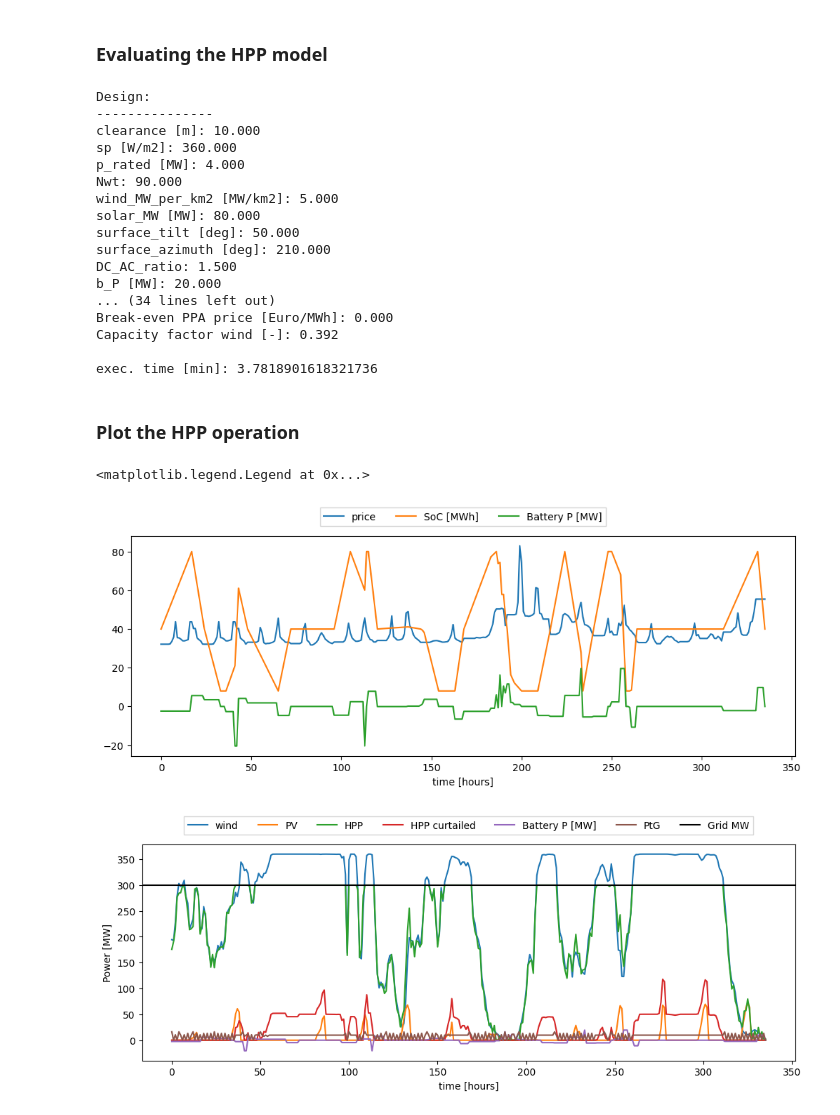
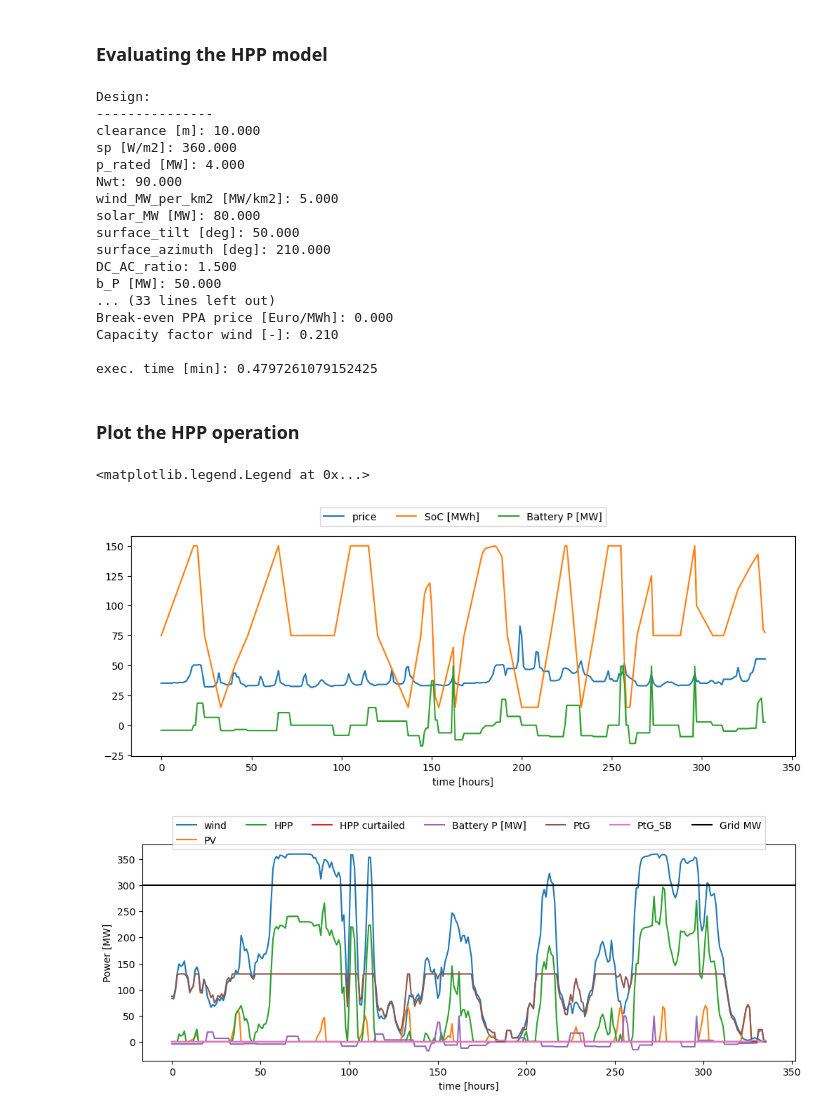
Before and after one commit to PauldeCortanze/Master_Thesis, a Jupyter notebook: docs/notebooks/HPP_evaluation_P2X.ipynb, the cells around one changed output. Saved outputs shown, nothing was run; the diff lists cells and outputs as text; code cells hidden in the pictures.

```diff
--- a/docs/notebooks/HPP_evaluation_P2X.ipynb
+++ b/docs/notebooks/HPP_evaluation_P2X.ipynb
@@ -201,11 +213,11 @@ solar_MW = 80
 surface_tilt = 50
 surface_azimuth = 210
 DC_AC_ratio = 1.5
-b_P = 20
-b_E_h  = 4
+b_P = 50
+b_E_h  = 3
 cost_of_batt_degr = 10
-ptg_MW = 150
-HSS_kg = 3000
+ptg_MW = 130
+HSS_kg = 0
 
 x = [clearance, sp, p_rated, Nwt, wind_MW_per_km2, solar_MW, \
 surface_tilt, surface_azimuth, DC_AC_ratio, b_P, b_E_h , cost_of_batt_degr, ptg_MW, HSS_kg]
@@ -228,12 +240,12 @@ solar_MW [MW]: 80.000
 surface_tilt [deg]: 50.000
 surface_azimuth [deg]: 210.000
 DC_AC_ratio: 1.500
-b_P [MW]: 20.000
-... (34 lines left out)
+b_P [MW]: 50.000
+... (33 lines left out)
 Break-even PPA price [Euro/MWh]: 0.000
-Capacity factor wind [-]: 0.392
+Capacity factor wind [-]: 0.210
 
-exec. time [min]: 3.7818901618321736
+exec. time [min]: 0.4797261079152425
 # %% [markdown]
 ##
 ### Plot the HPP operation
@@ -245,32 +257,39 @@ price_t = hpp.prob.get_val('ems.price_t')
 wind_t = hpp.prob.get_val('ems.wind_t')
 solar_t = hpp.prob.get_val('ems.solar_t')
 hpp_t = hpp.prob.get_val('ems.hpp_t')
 hpp_curt_t = hpp.prob.get_val('ems.hpp_curt_t')
 P_ptg_t = hpp.prob.get_val('ems.P_ptg_t')
+P_ptg_SB_t = hpp.prob.get_val('ems.P_ptg_SB_t')
 grid_MW = hpp.prob.get_val('ems.G_MW')
+
+m_H2_t = hpp.prob.get_val('ems.m_H2_t')
+m_H2_demand_t = hpp.prob.get_val('ems.m_H2_demand_t_ext')
+m_H2_offtake_t = hpp.prob.get_val('ems.m_H2_offtake_t')
+LoS_H2_t = hpp.prob.get_val('ems.LoS_H2_t')
 
 n_days_plot = 14
 plt.figure(figsize=[12,4])
 plt.plot(price_t[:24*n_days_plot], label='price')
 plt.plot(b_E_SOC_t[:24*n_days_plot], label='SoC [MWh]')
 plt.plot(b_t[:24*n_days_plot], label='Battery P [MW]')
 plt.xlabel('time [hours]')
 plt.legend(loc='upper center', bbox_to_anchor=(0.5, 1.15),
            ncol=3, fancybox=0, shadow=0)
 
 plt.figure(figsize=[12,4])
 plt.plot(wind_t[:24*n_days_plot], label='wind')
 plt.plot(solar_t[:24*n_days_plot], label='PV')
 plt.plot(hpp_t[:24*n_days_plot], label='HPP')
 plt.plot(hpp_curt_t[:24*n_days_plot], label='HPP curtailed')
 plt.plot(b_t[:24*n_days_plot], label='Battery P [MW]')
 plt.plot(P_ptg_t[:24*n_days_plot], label='PtG')
+plt.plot(P_ptg_SB_t[:24*n_days_plot], label='PtG_SB')
 plt.axhline(grid_MW, label='Grid MW', color='k')
 plt.xlabel('time [hours]')
 plt.ylabel('Power [MW]')
 plt.legend(loc='upper center', bbox_to_anchor=(0.5, 1.15),
            ncol=7, fancybox=0, shadow=0)
 # %% [output]
 <matplotlib.legend.Legend at 0x...>
-[figure, old version]
+[figure, new version]
-[figure, old version]
+[figure, new version]
```
Also changed, not shown: parts of 10 cells of this notebook, 20 other files.
